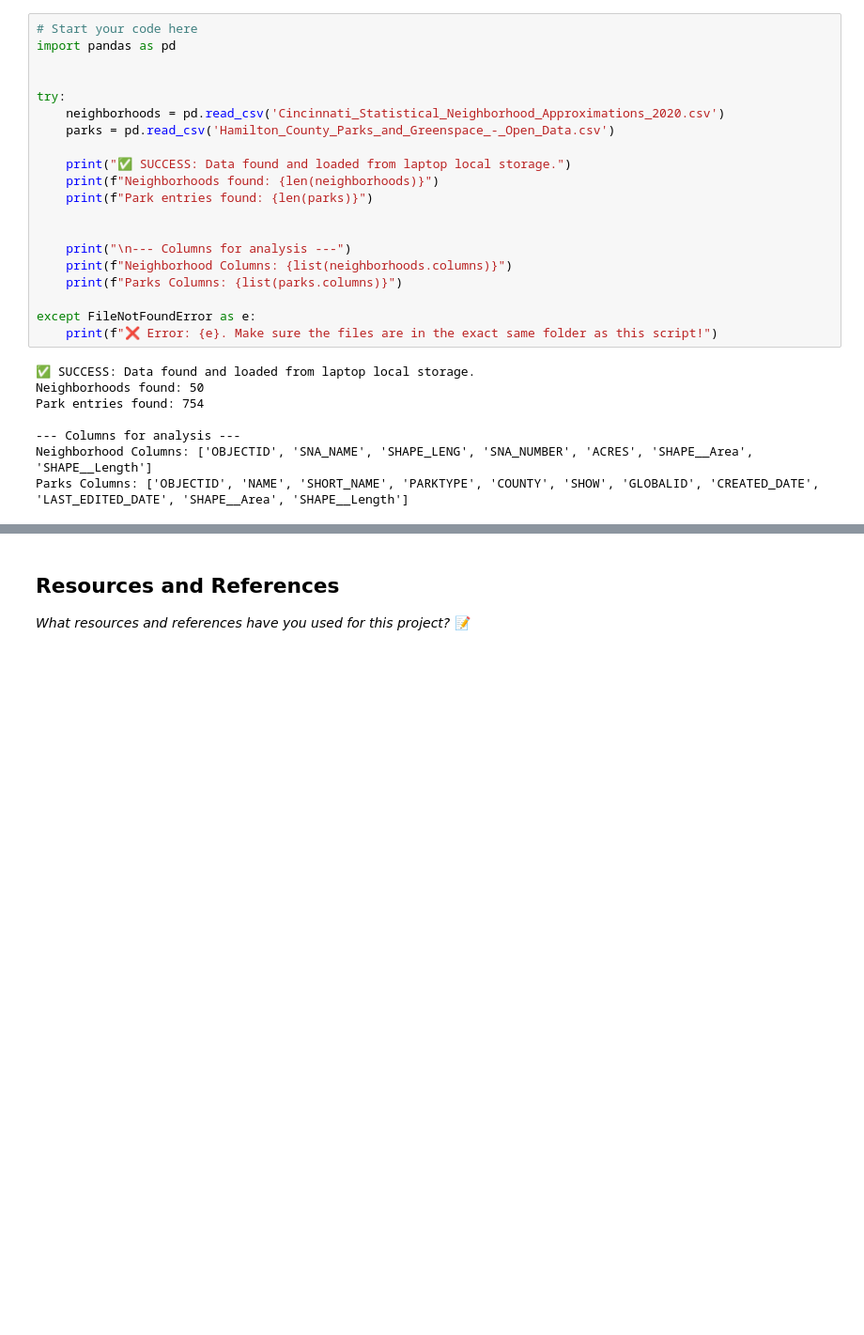
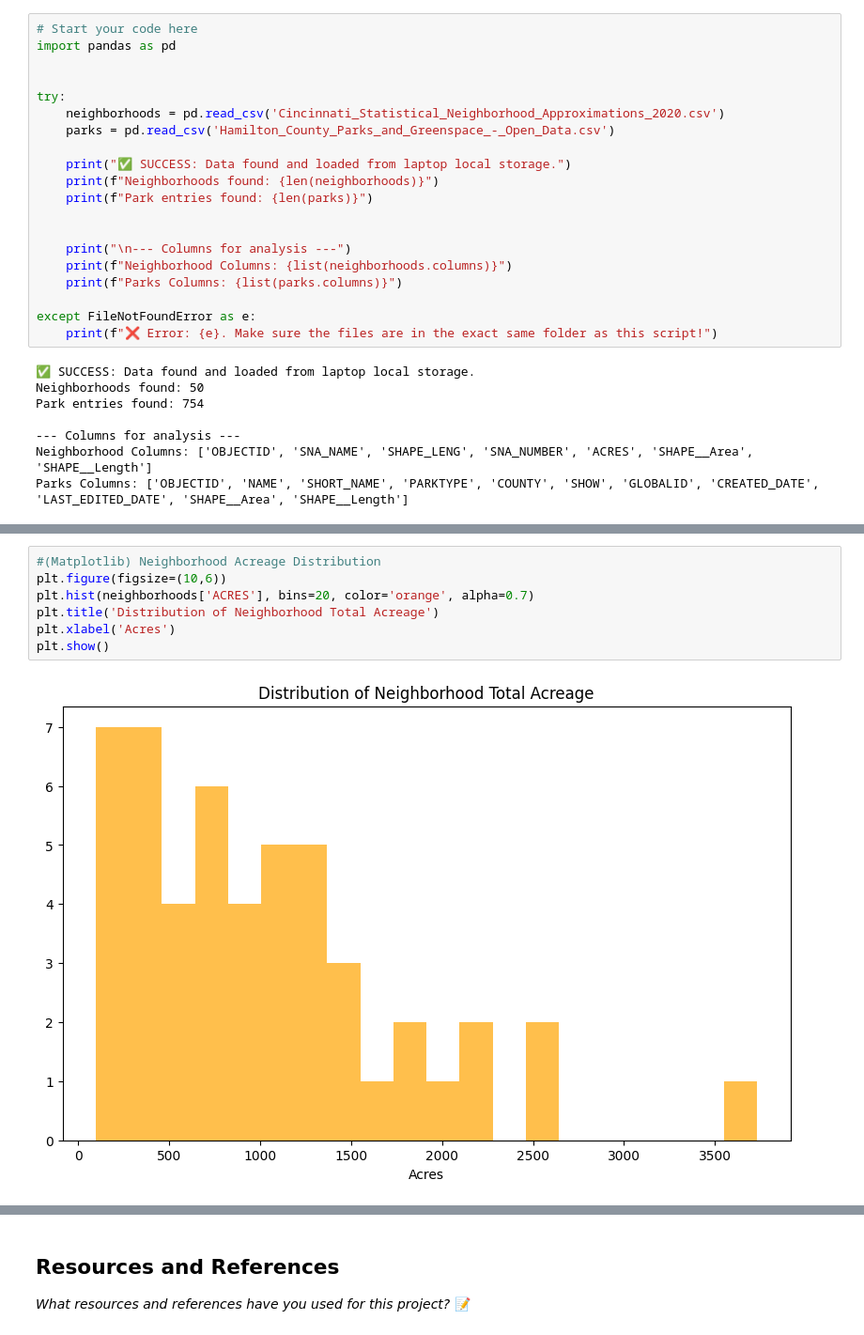
Before and after one commit to IT4063C-Spring26/final-project-ningwaa, a Jupyter notebook: source.ipynb, the cells around one changed output, grey strips where cells are left out. Shown at 94% size. Drawn from its saved outputs; the diff is of its cells as text; blank space fills up the shorter version.

```diff
--- a/source.ipynb
+++ b/source.ipynb
@@ -82,0 +207,9 @@ Parks Columns: ['OBJECTID', 'NAME', 'SHORT_NAME', 'PARKTYPE', 'COUNTY', 'SHOW',
+# %%
+#(Matplotlib) Neighborhood Acreage Distribution
+plt.figure(figsize=(10,6))
+plt.hist(neighborhoods['ACRES'], bins=20, color='orange', alpha=0.7)
+plt.title('Distribution of Neighborhood Total Acreage')
+plt.xlabel('Acres')
+plt.show()
+# %% [output]
+[figure, added]
```
Also changed, not shown: parts of 10 cells of this notebook, 1 other file.
